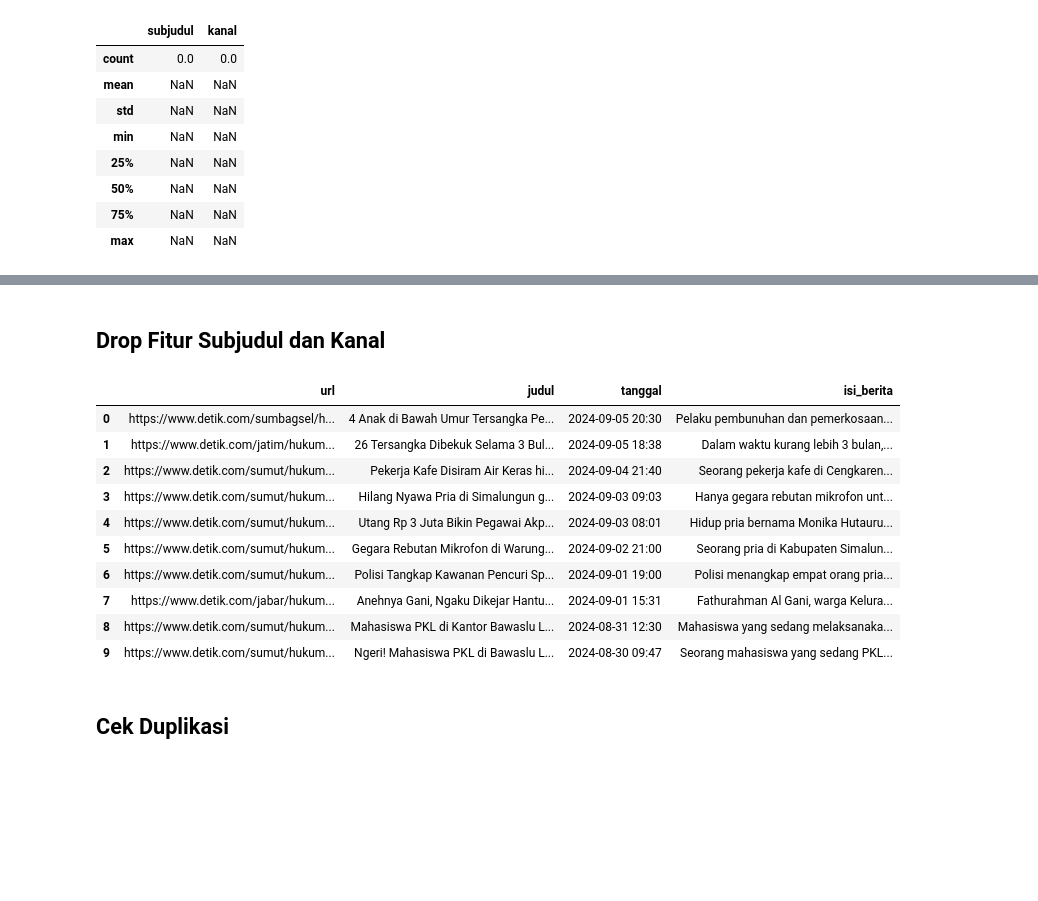
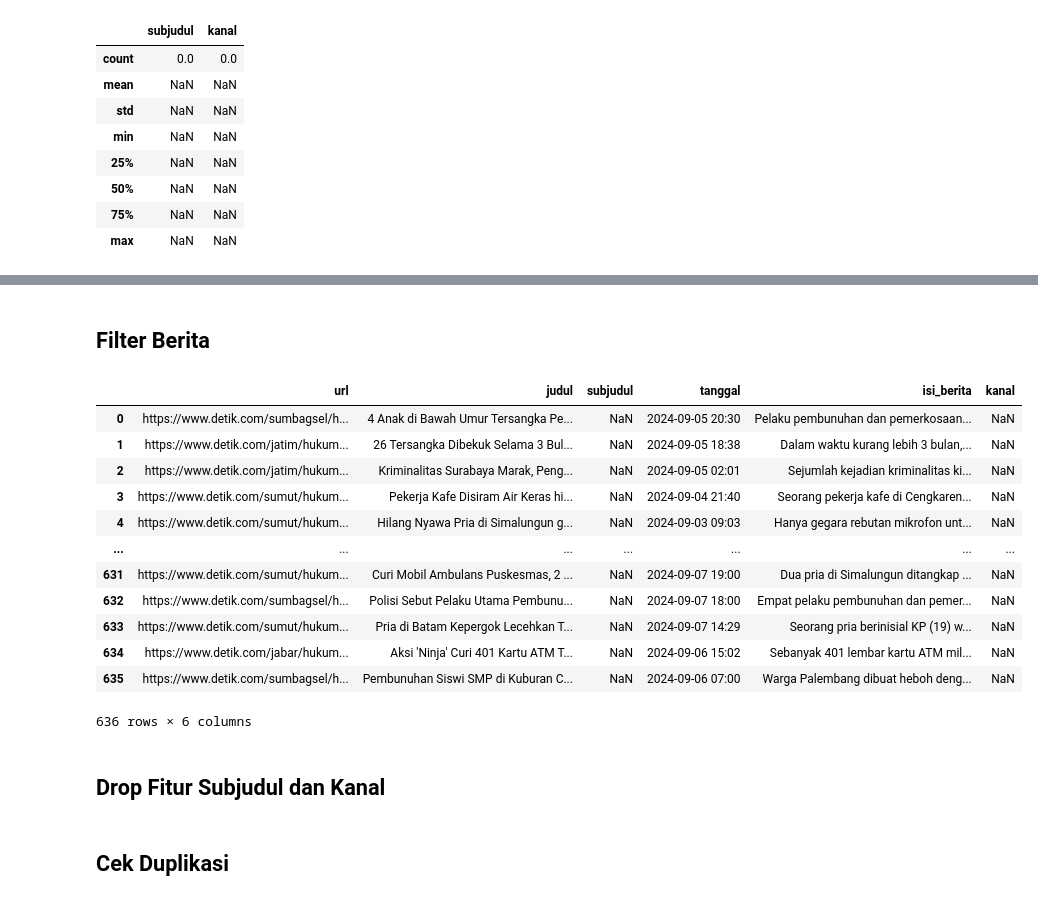
Before and after one commit to fairuuz16/ner-project, a Jupyter notebook: notebooks/01-data-exploration.ipynb, the cells around one changed output, grey strips where cells are left out. Drawn from its saved outputs; the diff is of its cells as text; code cells hidden in the pictures; blank space fills up the shorter version.

```diff
--- a/notebooks/01-data-exploration.ipynb
+++ b/notebooks/01-data-exploration.ipynb
@@ -61 +61,3 @@ kanal           0
 dtype: int64
+# %% [markdown]
+## Filter Berita
@@ -62,21 +66,24 @@ dtype: int64
+# %%
+df.reset_index(drop=True, inplace=True)
+df
+# %% [output]
+|  | url | judul | subjudul | tanggal | isi_berita | kanal |
+| 0 | https://www.detik.com/sumbagsel/h... | 4 Anak di Bawah Umur Tersangka Pe... | NaN | 2024-09-05 20:30 | Pelaku pembunuhan dan pemerkosaan... | NaN |
+| 1 | https://www.detik.com/jatim/hukum... | 26 Tersangka Dibekuk Selama 3 Bul... | NaN | 2024-09-05 18:38 | Dalam waktu kurang lebih 3 bulan,... | NaN |
+| 2 | https://www.detik.com/jatim/hukum... | Kriminalitas Surabaya Marak, Peng... | NaN | 2024-09-05 02:01 | Sejumlah kejadian kriminalitas ki... | NaN |
+| 3 | https://www.detik.com/sumut/hukum... | Pekerja Kafe Disiram Air Keras hi... | NaN | 2024-09-04 21:40 | Seorang pekerja kafe di Cengkaren... | NaN |
+| 4 | https://www.detik.com/sumut/hukum... | Hilang Nyawa Pria di Simalungun g... | NaN | 2024-09-03 09:03 | Hanya gegara rebutan mikrofon unt... | NaN |
+| ... | ... | ... | ... | ... | ... | ... |
+| 631 | https://www.detik.com/sumut/hukum... | Curi Mobil Ambulans Puskesmas, 2 ... | NaN | 2024-09-07 19:00 | Dua pria di Simalungun ditangkap ... | NaN |
+| 632 | https://www.detik.com/sumbagsel/h... | Polisi Sebut Pelaku Utama Pembunu... | NaN | 2024-09-07 18:00 | Empat pelaku pembunuhan dan pemer... | NaN |
+| 633 | https://www.detik.com/sumut/hukum... | Pria di Batam Kepergok Lecehkan T... | NaN | 2024-09-07 14:29 | Seorang pria berinisial KP (19) w... | NaN |
+| 634 | https://www.detik.com/jabar/hukum... | Aksi 'Ninja' Curi 401 Kartu ATM T... | NaN | 2024-09-06 15:02 | Sebanyak 401 lembar kartu ATM mil... | NaN |
+| 635 | https://www.detik.com/sumbagsel/h... | Pembunuhan Siswi SMP di Kuburan C... | NaN | 2024-09-06 07:00 | Warga Palembang dibuat heboh deng... | NaN |
+636 rows × 6 columns
 # %% [markdown]
 ## Drop Fitur Subjudul dan Kanal
 # %%
 df = df.drop(columns=['subjudul', 'kanal'])
-# %%
-df.head(10)
-# %% [output]
-|  | url | judul | tanggal | isi_berita |
-| 0 | https://www.detik.com/sumbagsel/h... | 4 Anak di Bawah Umur Tersangka Pe... | 2024-09-05 20:30 | Pelaku pembunuhan dan pemerkosaan... |
-| 1 | https://www.detik.com/jatim/hukum... | 26 Tersangka Dibekuk Selama 3 Bul... | 2024-09-05 18:38 | Dalam waktu kurang lebih 3 bulan,... |
-| 2 | https://www.detik.com/sumut/hukum... | Pekerja Kafe Disiram Air Keras hi... | 2024-09-04 21:40 | Seorang pekerja kafe di Cengkaren... |
-| 3 | https://www.detik.com/sumut/hukum... | Hilang Nyawa Pria di Simalungun g... | 2024-09-03 09:03 | Hanya gegara rebutan mikrofon unt... |
-| 4 | https://www.detik.com/sumut/hukum... | Utang Rp 3 Juta Bikin Pegawai Akp... | 2024-09-03 08:01 | Hidup pria bernama Monika Hutauru... |
-| 5 | https://www.detik.com/sumut/hukum... | Gegara Rebutan Mikrofon di Warung... | 2024-09-02 21:00 | Seorang pria di Kabupaten Simalun... |
-| 6 | https://www.detik.com/sumut/hukum... | Polisi Tangkap Kawanan Pencuri Sp... | 2024-09-01 19:00 | Polisi menangkap empat orang pria... |
-| 7 | https://www.detik.com/jabar/hukum... | Anehnya Gani, Ngaku Dikejar Hantu... | 2024-09-01 15:31 | Fathurahman Al Gani, warga Kelura... |
-| 8 | https://www.detik.com/sumut/hukum... | Mahasiswa PKL di Kantor Bawaslu L... | 2024-08-31 12:30 | Mahasiswa yang sedang melaksanaka... |
-| 9 | https://www.detik.com/sumut/hukum... | Ngeri! Mahasiswa PKL di Bawaslu L... | 2024-08-30 09:47 | Seorang mahasiswa yang sedang PKL... |
 # %% [markdown]
 ## Cek Duplikasi
 # %%
```
Also changed, not shown: parts of 12 cells of this notebook, 24 other files.
